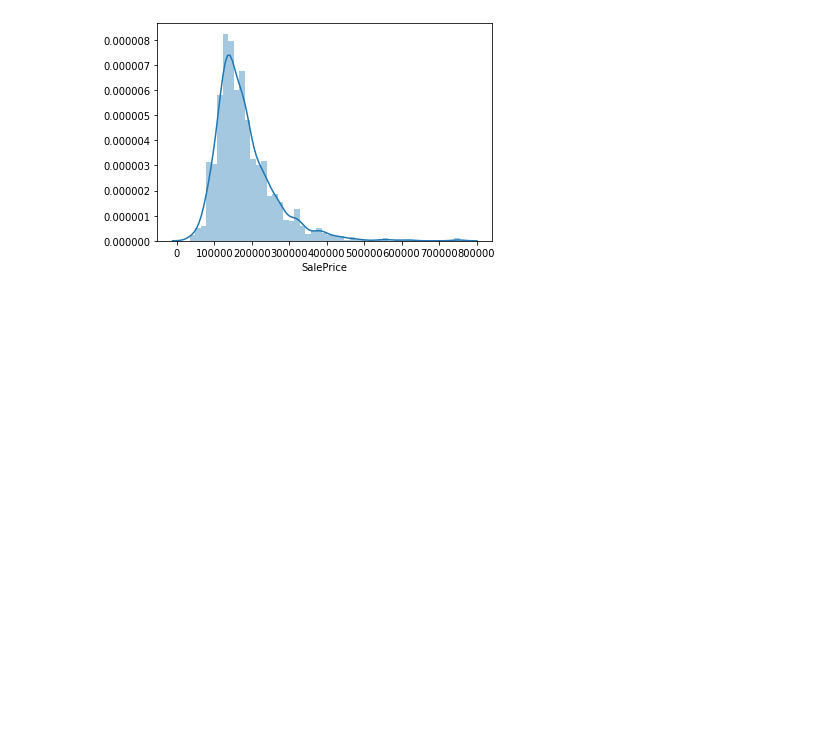
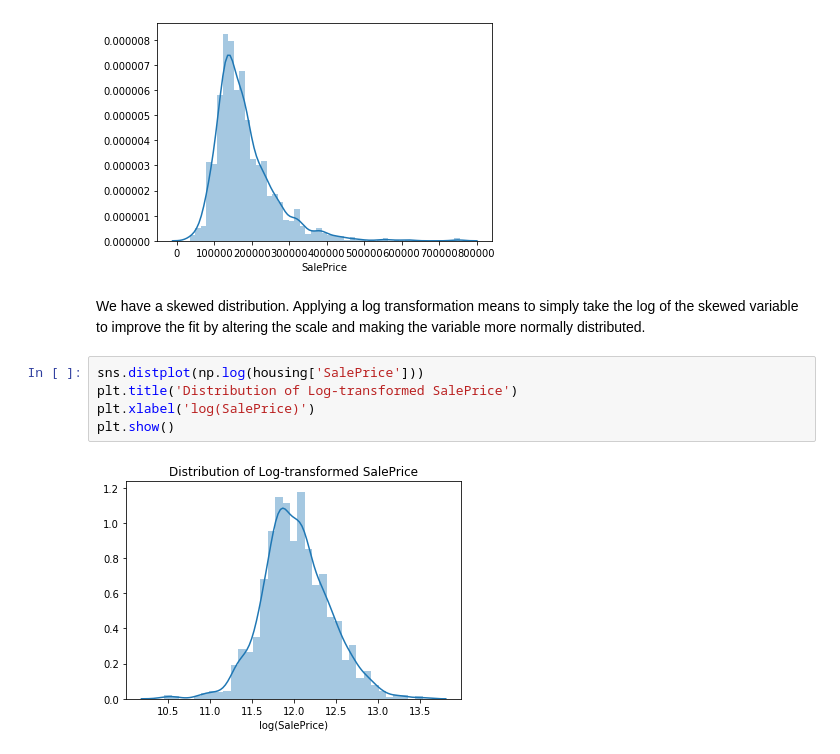
Before and after one commit to fromjgao/House-Prices-Predictions, a Jupyter notebook: House Prices Predictions.ipynb, the cells around one changed output. Cells and saved outputs as stored; diff of their text form; blank space fills up the shorter version.

```diff
--- a/House Prices Predictions.ipynb
+++ b/House Prices Predictions.ipynb
@@ -125,3 +127,13 @@ housing.select_dtypes(include=['object']).describe()
 sns.distplot(housing['SalePrice']);
 # %% [output]
 [figure]
+# %% [markdown]
+We have a skewed distribution.
+ Applying a log transformation means to simply take the log of the skewed variable to improve the fit by altering the scale and making the variable more normally distributed.
+# %%
+sns.distplot(np.log(housing['SalePrice']))
+plt.title('Distribution of Log-transformed SalePrice')
+plt.xlabel('log(SalePrice)')
+plt.show()
+# %% [output]
+[figure, added]
```
Also changed, not shown: parts of 38 cells of this notebook.
